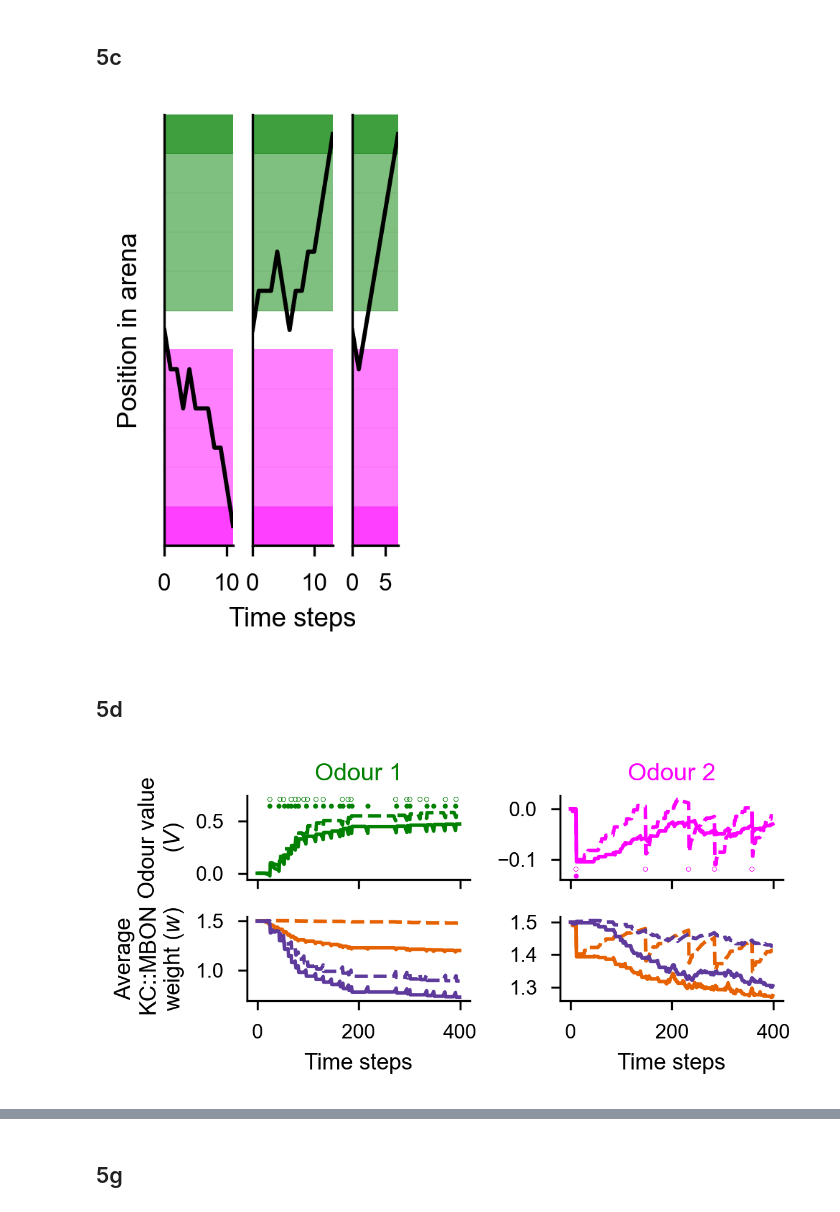
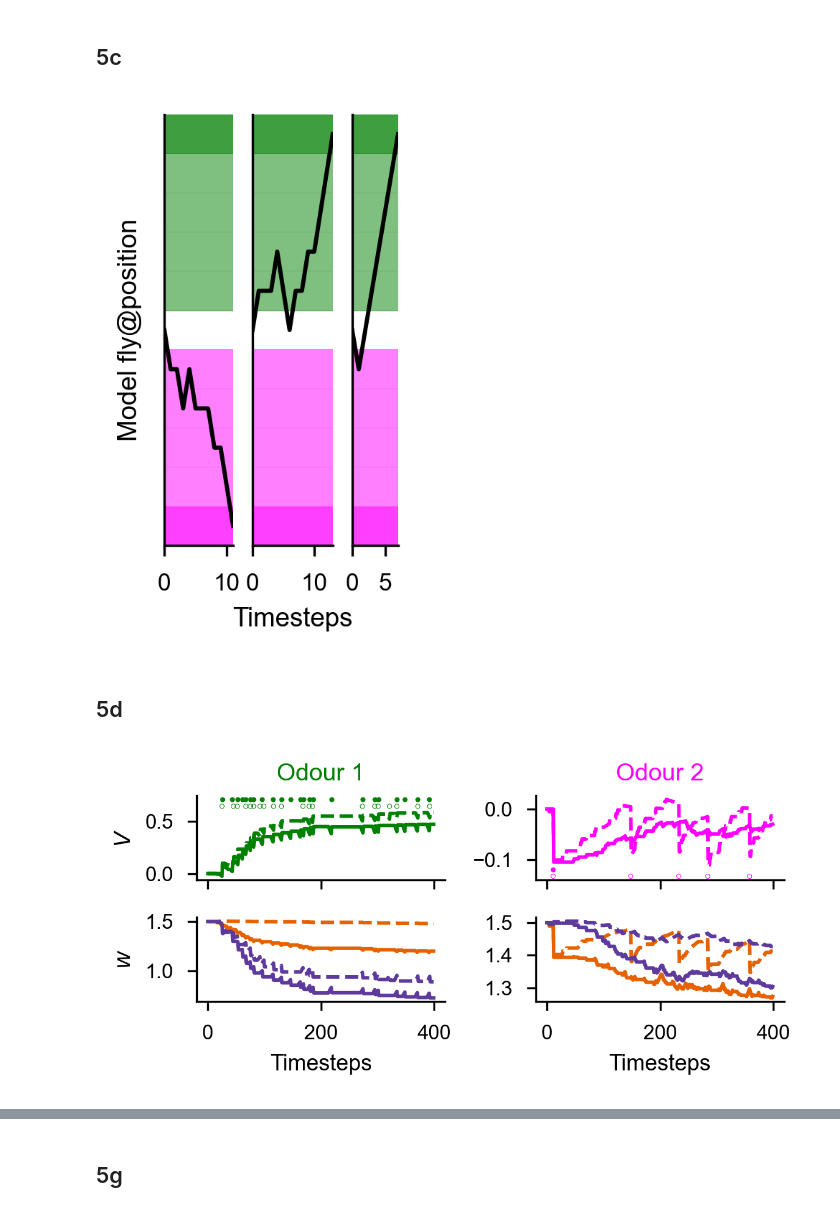
Before and after one commit to syncrostone/AminStoneKonig_avoidance-dopamine_2026, a Jupyter notebook: fig5_figS10-modeling/scripts/fig5_plotting.ipynb, the cells around one changed output, grey strips where cells are left out. Saved outputs shown, nothing was run; the diff lists cells and outputs as text; code cells hidden in the pictures.

Commit message:
minor formatting edits to figures

```diff
--- a/fig5_figS10-modeling/scripts/fig5_plotting.ipynb
+++ b/fig5_figS10-modeling/scripts/fig5_plotting.ipynb
@@ -37,9 +37,9 @@ def plot_values(ax, data, valmax, valmin, dashed_line=False, odor=0, alpha=1):
     ptime = endzone < 0
 
     if odor == 0:
-        ax.scatter(np.asarray(range(T))[rtime], valmax*(1+.1*dashed_line) * np.ones(sum(rtime)) , color=col, s=3,  facecolors='none' if dashed_line else col, alpha=alpha)
+        ax.scatter(np.asarray(range(T))[rtime], valmax*(1+.1*(1-dashed_line)) * np.ones(sum(rtime)) , color=col, s=3,  facecolors='none' if dashed_line else col, alpha=alpha)
     else:
-        ax.scatter(np.asarray(range(T))[ptime], valmin*(1-.1*dashed_line) * np.ones(sum(ptime)), color=col, s=3, facecolors='none' if dashed_line else col, alpha=alpha)
+        ax.scatter(np.asarray(range(T))[ptime], valmin*(1-.1*(1-dashed_line)) * np.ones(sum(ptime)), color=col, s=3, facecolors='none' if dashed_line else col, alpha=alpha)
 
 def plot_values_by_compartment(ax1, ax2, data, dashed_line=False, alpha=1):
     apcol = '#E66100'
@@ -49,8 +49,8 @@ def plot_values_by_compartment(ax1, ax2, data, dashed_line=False, alpha=1):
             m_ap = data.m_ap.iloc[i][:, odor]
             m_av = data.m_av.iloc[i][:, odor]
             ax =ax1 if odor==0 else ax2
-            # ax.plot(0, 1, color=apcol, label=r'$w^{\mathrm{ap}}$' if i == 0 else "")
-            # ax.plot(0, 1, color=avcol, label=r'$w^{\mathrm{av}}$' if i == 0 else "")
+            # ax.plot(1, 0, color=apcol, label=r'$w^{\mathrm{ap}}$' if i == 0 else "")
+            # ax.plot(1, 0, color=avcol, label=r'$w^{\mathrm{av}}$' if i == 0 else "")
             ax.plot(m_ap, color=apcol, ls='--' if dashed_line else '-', alpha=alpha)
             ax.plot(m_av, color=avcol, ls='--' if dashed_line else '-', alpha=alpha)
 # %% [markdown]
@@ -89,9 +89,9 @@ for i, (trial, end) in enumerate(zip(trials, endzones)):
         for j in range(11):
             ax.axhline(y=j + .5, xmin = 0, xmax = 1, color = 'k', ls = '--',  lw=.039, alpha = .5)
         if i == 0:
-            ax.set_ylabel("Position in arena")
+            ax.set_ylabel("Model fly@position")
         if i == 1:
-            ax.set_xlabel("Time steps")
+            ax.set_xlabel("Timesteps")
         ax.set_yticks([],[])
 
 
@@ -100,40 +100,40 @@ plt.tight_layout()
 
 plt.savefig('../figures/fig5c_example-trials.svg', bbox_inches ='tight')
 # %% [output]
-[figure, old version]
+[figure, new version]
 # %% [markdown]
 ## 5d
 # %%
 data = pd.read_pickle('../local_data/fig5d.pkl')
 f, axs = plt.subplots(2 ,2, sharex=True, sharey=False, figsize=(4,2))
 plt.subplots_adjust(wspace=.6)
 axs = np.asarray([[axs[0,0], axs[1,0], axs[0,1], axs[1,1]]]).T
 valmax = np.max(np.concatenate(list(data.W)))*1.1
 valmin = np.min(np.concatenate(list(data.W)))*1.2
 for i,(name, subdata) in enumerate(data.groupby('mdn_feedback')):
 
     if name == True:
         name = 'With MDN feedback'
         i=1
     else:
         name = 'No MDN feedback'
         i = 0
 
     plot_values_by_compartment(axs[1,0], axs[3,0], subdata,1-i)
     plot_values(axs[0,0], subdata, valmax, valmin,1-i, odor=0)
     plot_values(axs[2,0], subdata, valmax, valmin, 1-i,odor = 1)
     if i ==0:
-        axs[0,0].set_ylabel("Odour value\n"+( r"($V$)"))
+        axs[0,0].set_ylabel( r"$V$")
         axs[0,0].set_title("Odour 1", color = 'green')
 
         axs[0,0].yaxis.set_major_formatter(FormatStrFormatter('%.1f'))
         axs[2,0].set_title("Odour 2", color='magenta')
-        axs[1,0].set_ylabel("Average\nKC::MBON\nweight " + r"($w$)" )
-    axs[1,0].set_xlabel("Time steps")
-    axs[3,0].set_xlabel("Time steps")
+        axs[1,0].set_ylabel( r"$w$" )
+    axs[1,0].set_xlabel("Timesteps")
+    axs[3,0].set_xlabel("Timesteps")
 
 plt.tight_layout()
 
 plt.savefig('../figures/fig5d_model-over-multiple-trials.svg', bbox_inches ='tight')
 # %% [output]
-[figure, old version]
+[figure, new version]
```
Also changed, not shown: parts of 4 cells of this notebook.
